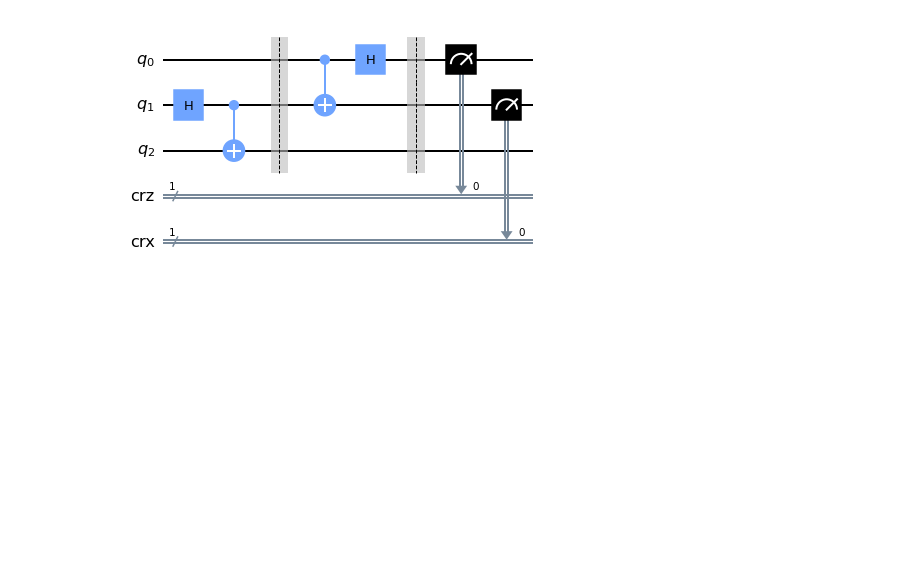
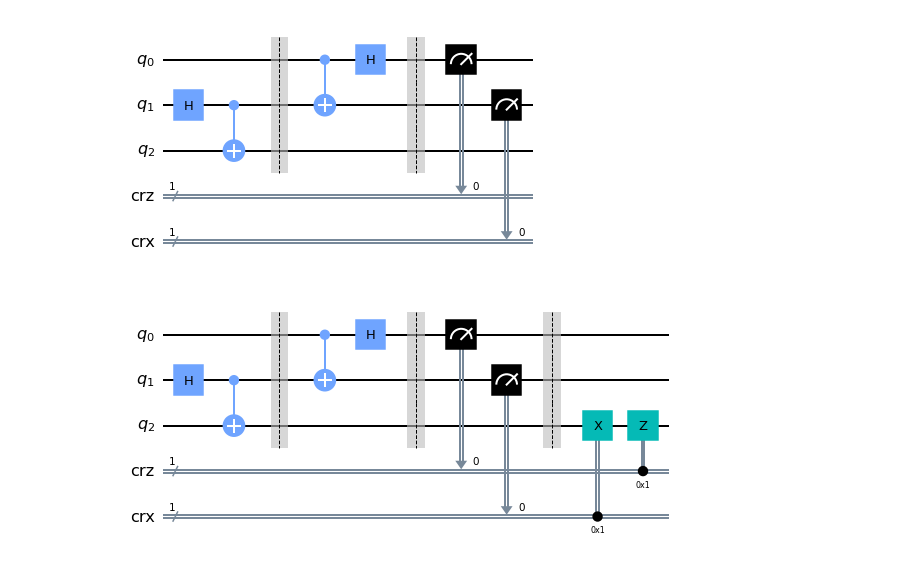
Before and after one commit to Meshack-Kinyua/Quantum_Teleportation_Circuit, a Jupyter notebook: Teleportation_Circuit.ipynb, the cells around one changed output. Cells and saved outputs as stored; diff of their text form; code cells hidden in the pictures; blank space fills up the shorter version.

```diff
--- a/Teleportation_Circuit.ipynb
+++ b/Teleportation_Circuit.ipynb
@@ -100,3 +122,21 @@ measure_and_send(teleportation_circuit, 0 ,1)
 teleportation_circuit.draw()
 # %% [output]
 [figure]
+# %%
+def bob_gates(qc, qubit, crz, crx):
+
+    qc.x(qubit).c_if(crx, 1)
+    qc.z(qubit).c_if(crz, 1)
+# %%
+qr = QuantumRegister(3, name="q")
+crz, crx = ClassicalRegister(1, name="crz"), ClassicalRegister(1, name="crx")
+teleportation_circuit = QuantumCircuit(qr, crz, crx)
+create_bell_pair(teleportation_circuit, 1, 2)
+teleportation_circuit.barrier()
+alice_gates(teleportation_circuit, 0, 1)
+measure_and_send(teleportation_circuit, 0, 1)
+teleportation_circuit.barrier()
+bob_gates(teleportation_circuit, 2, crz, crx)
+teleportation_circuit.draw()
+# %% [output]
+[figure, added]
```
Also changed, not shown: parts of 7 cells of this notebook.
